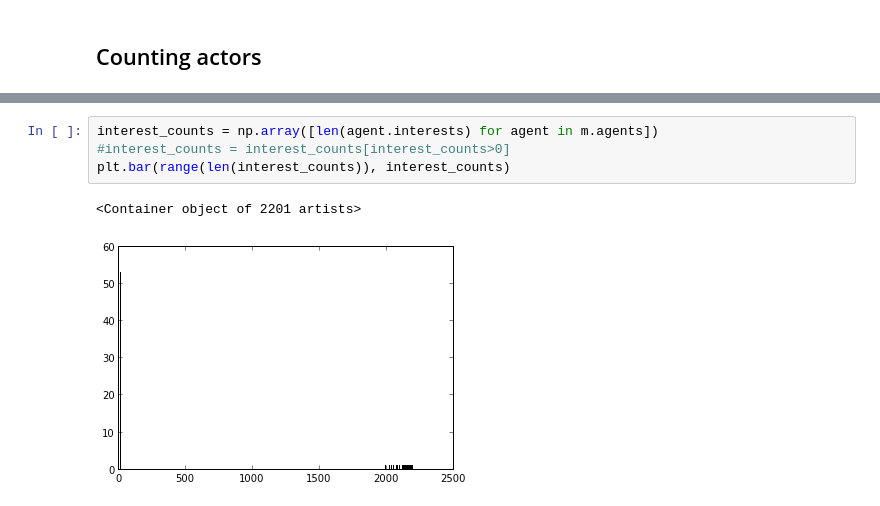
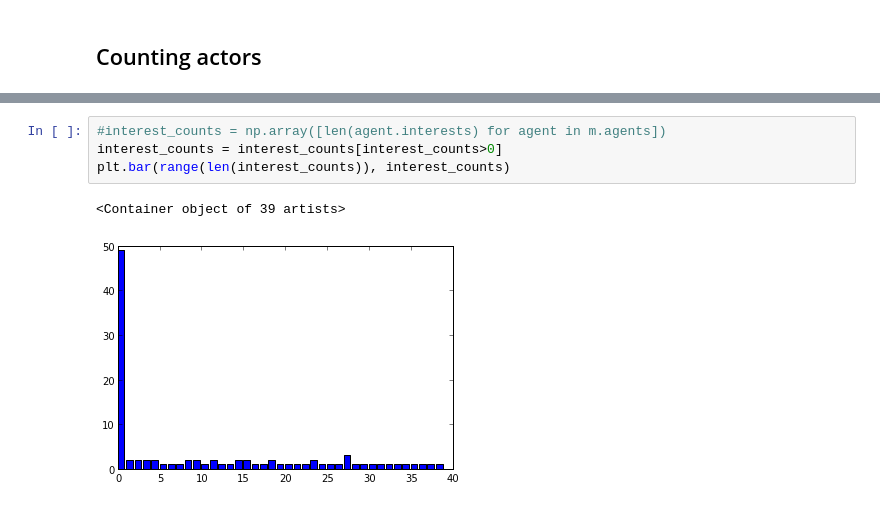
Before and after one commit to Stratigraph/ZeroGeographyWorld, a Jupyter notebook: Untitled0.ipynb, the cells around one changed output, grey strips where cells are left out. Drawn from its saved outputs; the diff is of its cells as text.

```diff
--- a/Untitled0.ipynb
+++ b/Untitled0.ipynb
@@ -79,10 +81,10 @@ plt.plot(second_largest)
 # %%
-interest_counts = np.array([len(agent.interests) for agent in m.agents])
-#interest_counts = interest_counts[interest_counts>0]
+#interest_counts = np.array([len(agent.interests) for agent in m.agents])
+interest_counts = interest_counts[interest_counts>0]
 plt.bar(range(len(interest_counts)), interest_counts)
 # %% [output]
-<Container object of 2201 artists>
+<Container object of 39 artists>
-[figure, old version]
+[figure, new version]
 # %%
 plt.hist(m.bid_sizes)
 # %% [output]
```
Also changed, not shown: parts of 11 cells of this notebook, 3 other files.
